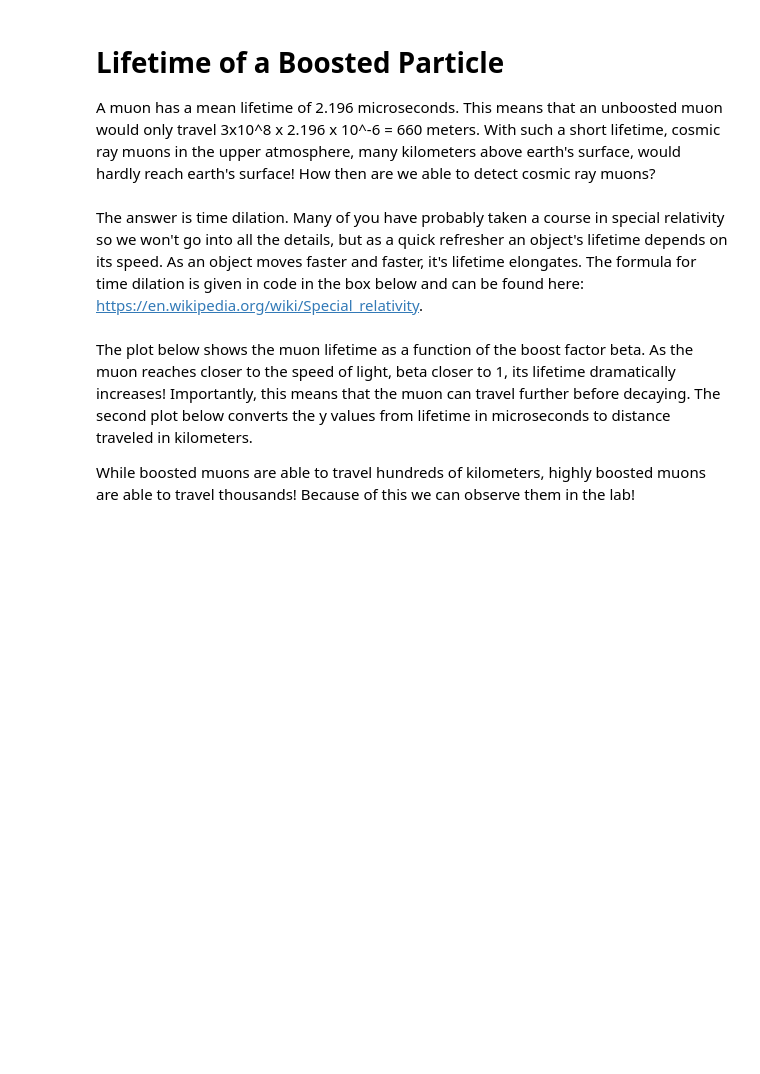
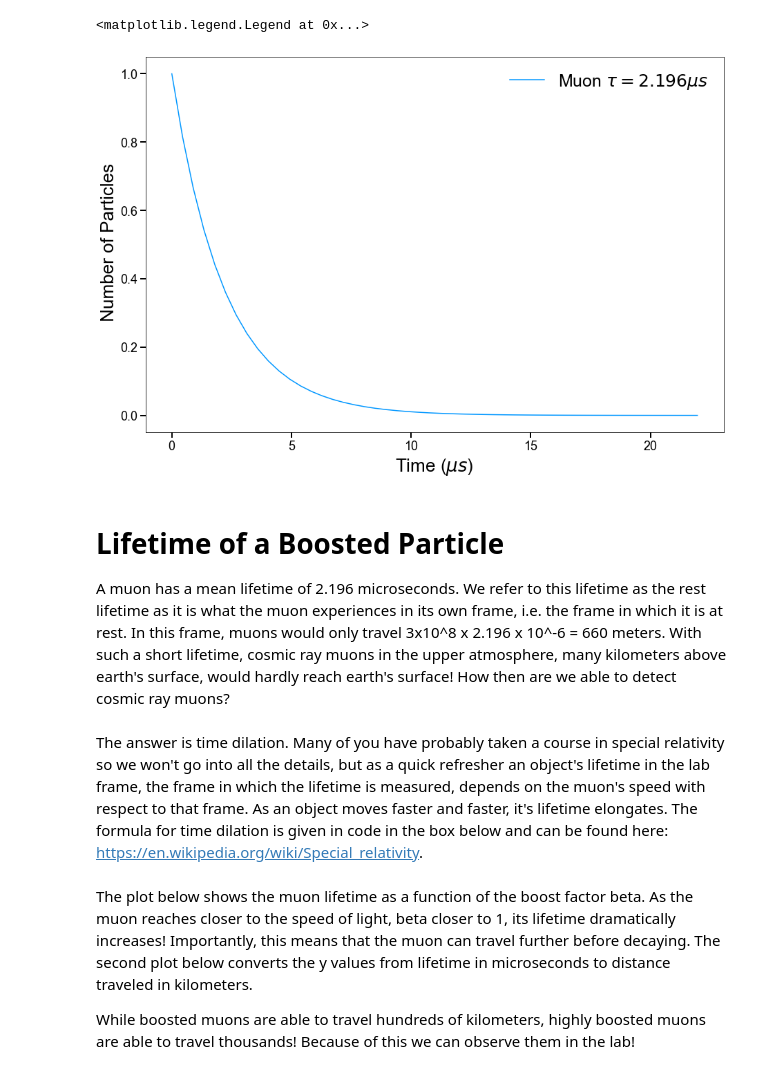
Before and after one commit to badeaa3/HarvardPhys145, a Jupyter notebook: examples/BoostParticleLifetime.ipynb, the cells around one changed output. Saved outputs shown, nothing was run; the diff lists cells and outputs as text; code cells hidden in the pictures; blank space fills up the shorter version.

```diff
--- a/examples/BoostParticleLifetime.ipynb
+++ b/examples/BoostParticleLifetime.ipynb
@@ -15,9 +21,22 @@ def make_fig(xtitle="",ytitle=""):
+# %%
+def lifetime(t, N0, tau):
+    return N0*np.exp(-t/tau)
+
+mean_lifetime = 2.196 # muon mean lifetime of 2.196 microseconds
+t = np.linspace(0, 10*mean_lifetime)
+N = lifetime(t, 1, mean_lifetime)
+fig, ax = make_fig(xtitle="Time ($\mu s$)",ytitle=" Number of Particles")
+ax.plot(t, N, label="Muon $\\tau = 2.196 \mu s$", fillstyle='none',color='#0097FF',linestyle='solid')
+ax.legend(fontsize=25, ncol=1, loc="upper right", facecolor='white', framealpha=0.8, edgecolor='None')
+# %% [output]
+<matplotlib.legend.Legend at 0x...>
+[figure, added]
 # %% [markdown]
 # Lifetime of a Boosted Particle
 
-A muon has a mean lifetime of 2.196 microseconds. This means that an unboosted muon would only travel 3x10^8 x 2.196 x 10^-6 = 660 meters. With such a short lifetime, cosmic ray muons in the upper atmosphere, many kilometers above earth's surface, would hardly reach earth's surface! How then are we able to detect cosmic ray muons?
+A muon has a mean lifetime of 2.196 microseconds. We refer to this lifetime as the rest lifetime as it is what the muon experiences in its own frame, i.e. the frame in which it is at rest. In this frame, muons would only travel 3x10^8 x 2.196 x 10^-6 = 660 meters. With such a short lifetime, cosmic ray muons in the upper atmosphere, many kilometers above earth's surface, would hardly reach earth's surface! How then are we able to detect cosmic ray muons?
 # %% [markdown]
-The answer is time dilation. Many of you have probably taken a course in special relativity so we won't go into all the details, but as a quick refresher an object's lifetime depends on its speed. As an object moves faster and faster, it's lifetime elongates. The formula for time dilation is given in code in the box below and can be found here: https://en.wikipedia.org/wiki/Special_relativity.
+The answer is time dilation. Many of you have probably taken a course in special relativity so we won't go into all the details, but as a quick refresher an object's lifetime in the lab frame, the frame in which the lifetime is measured, depends on the muon's speed with respect to that frame. As an object moves faster and faster, it's lifetime elongates. The formula for time dilation is given in code in the box below and can be found here: https://en.wikipedia.org/wiki/Special_relativity.
 # %%
 c = 3*10**8
 def time_dilation(dt, dx, beta):
```
Also changed, not shown: parts of 3 cells of this notebook, 2 other files.
